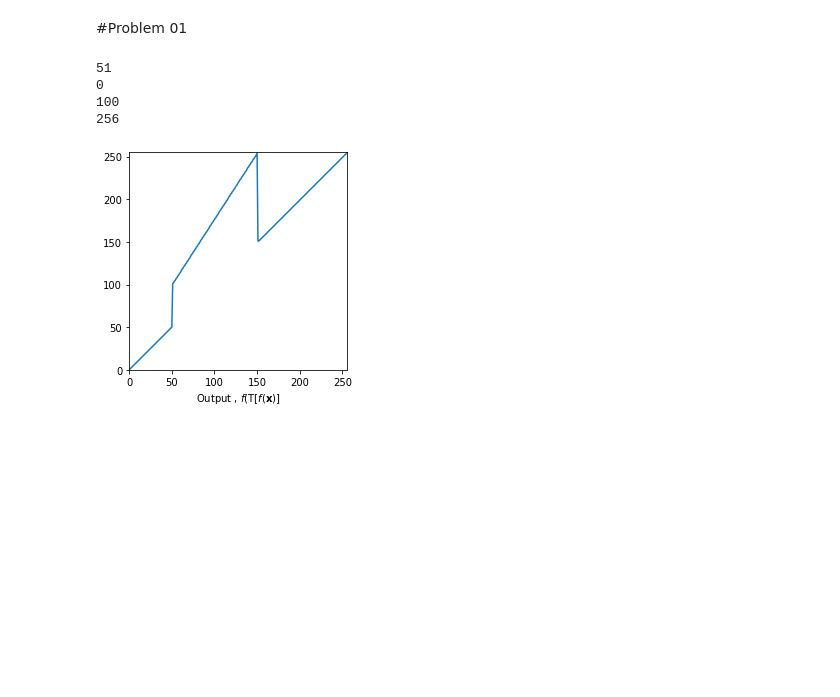
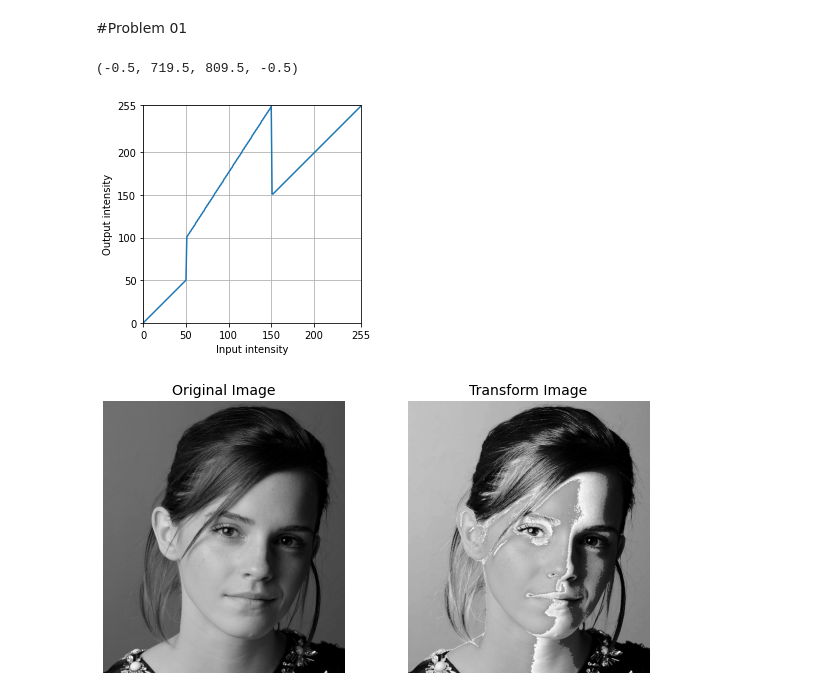
Before and after one commit to HashikaChathubhashaka/Image_Processing_Assignment, a Jupyter notebook: codes.ipynb, the cells around one changed output. Cells and saved outputs as stored; diff of their text form; code cells hidden in the pictures; blank space fills up the shorter version.

```diff
--- a/codes.ipynb
+++ b/codes.ipynb
@@ -6,52 +6,60 @@ import numpy as np
 import cv2 as cv
 import matplotlib.pyplot as plt
 
+#making numpy array to store the critical points
 c = np.array([(50,100),(150,254)])
 
-
+#5 lines
 t1=np.linspace(0,c[0,0],c[0,0]+1-0).astype("uint8")
-print (len(t1))
-
 t2=np.linspace(c[0,0],c[0,1],0).astype("uint8")
-print(len(t2))
-
 t3=np.linspace(c[0,1]+1,c[1,1],c[1,0]-c[0,0]).astype("uint8")
-print(len(t3))
-
 t4=np.linspace(c[1,1]-1,c[1,0],0).astype("uint8")
-
 t5=np.linspace(c[1,0]+1,c[1,1],c[1,1]-c[1,0]+1).astype("uint8")
 
 
+#combining them into one graph
 transform = np.concatenate((t1,t2),axis=0).astype("uint8")
 transform =np.concatenate((transform,t3),axis=0).astype("uint8")
 transform =np.concatenate((transform,t4),axis=0).astype("uint8")
 transform =np.concatenate((transform,t5),axis=0).astype("uint8")
 
-print(len(transform))
+#plotting the graph
 fig,ax  = plt.subplots()
-
 ax.plot(transform)
-ax.set_xlabel(r'Input , $f(\mathbf{x}$')
-ax.set_xlabel('Output , $f(\mathrm{T}[f(\mathbf{x})]$')
-
+ax.set_xlabel(r'Input intensity')
+ax.set_ylabel('Output intensity')
 ax.set_xlim(0,255)
 ax.set_ylim(0,255)
+label = [0, 50, 100,150, 200,255]
+ax.grid("on")
+plt.xticks(label)
+plt.yticks(label)
 
 ax.set_aspect("equal") # To ensure the aspect ratio of x and y axis are equal
 
+#output the original Image
 original_image = cv.imread("emma.jpg",cv.IMREAD_GRAYSCALE)
 cv.imshow("Image",original_image)
 cv.waitKey(0)
 cv.destroyAllWindows()
 
+#output the intensity added Image
 image_t = cv.LUT(original_image,transform)
 cv.imshow("Image",image_t)
 cv.waitKey(0)
 cv.destroyAllWindows()
+
+
+fig,ax = plt.subplots(1,2,figsize = (10,5))
+
+ax[0].imshow(cv.cvtColor(original_image,cv.COLOR_BGR2RGB))
+ax[0].set_title('Original Image', fontsize = 14)
+ax[0].axis('off')
+
+ax[1].imshow(cv.cvtColor(image_t,cv.COLOR_BGR2RGB))
+ax[1].set_title('Transform Image', fontsize = 14)
+ax[1].axis('off')
 # %% [output]
-51
-0
-100
-256
+(-0.5, 719.5, 809.5, -0.5)
-[figure, old version]
+[figure, new version]
+[figure, added]
```
Also changed, not shown: parts of 3 cells of this notebook.
